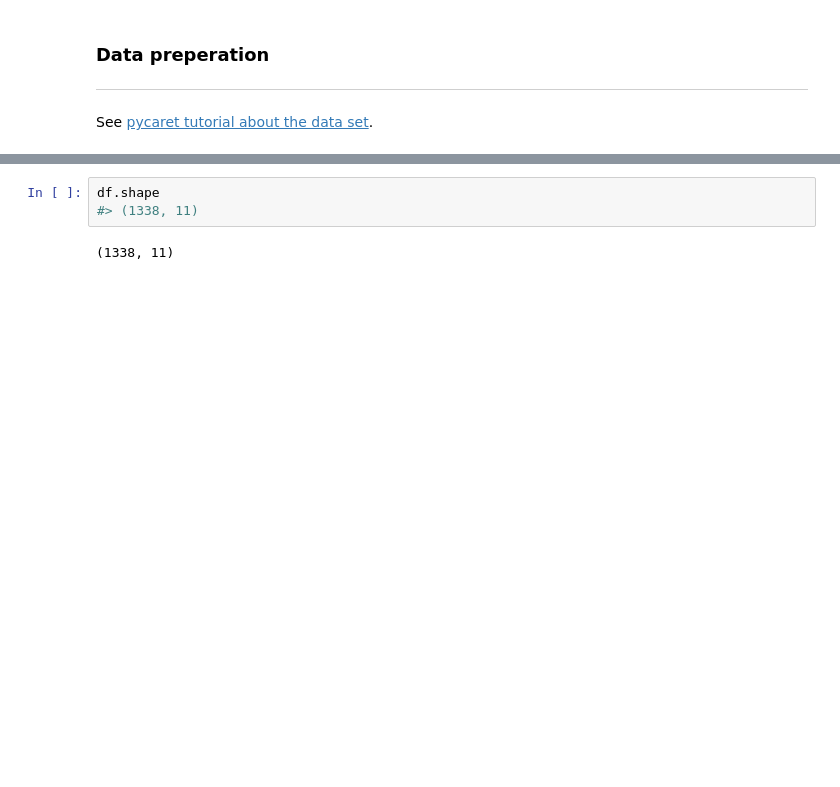
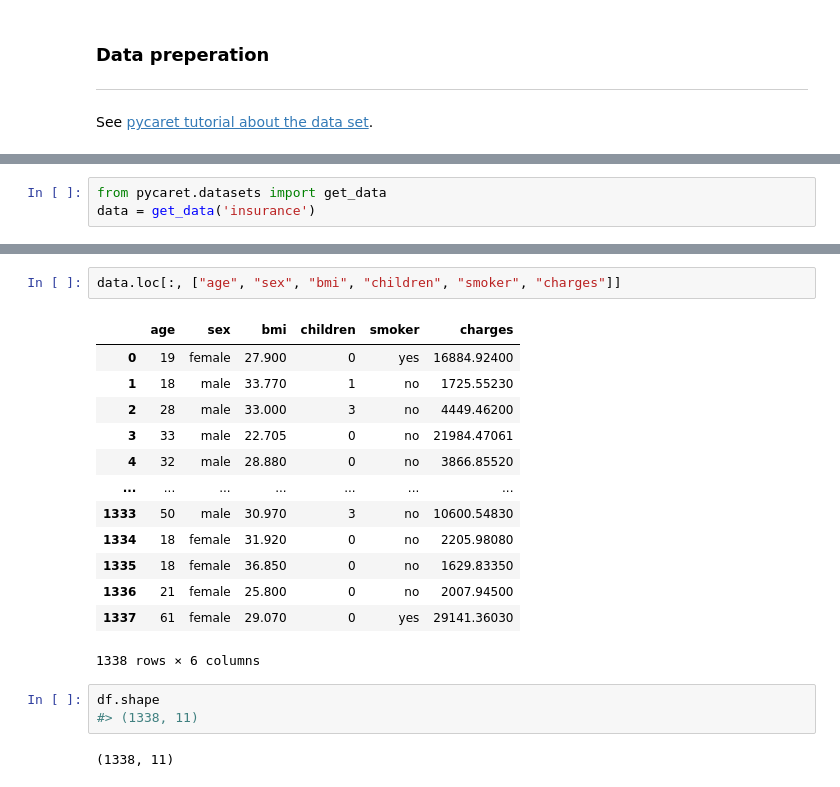
Before and after one commit to joshua-stock/fl-official-statistics, a Jupyter notebook: med-insurance/insurance_federated_tutorial.ipynb, the cells around one changed output, grey strips where cells are left out. Cells and saved outputs as stored; diff of their text form; blank space fills up the shorter version.

```diff
--- a/med-insurance/insurance_federated_tutorial.ipynb
+++ b/med-insurance/insurance_federated_tutorial.ipynb
@@ -159,0 +361,3 @@ loaded data from https://raw.githubusercontent.com/Olhaau/fl-official-statistics
+# %%
+from pycaret.datasets import get_data
+data = get_data('insurance')
@@ -160,3 +371,19 @@ loaded data from https://raw.githubusercontent.com/Olhaau/fl-official-statistics
+# %%
+data.loc[:, ["age", "sex", "bmi", "children", "smoker", "charges"]]
+# %% [output]
+|  | age | sex | bmi | children | smoker | charges |
+| 0 | 19 | female | 27.900 | 0 | yes | 16884.92400 |
+| 1 | 18 | male | 33.770 | 1 | no | 1725.55230 |
+| 2 | 28 | male | 33.000 | 3 | no | 4449.46200 |
+| 3 | 33 | male | 22.705 | 0 | no | 21984.47061 |
+| 4 | 32 | male | 28.880 | 0 | no | 3866.85520 |
+| ... | ... | ... | ... | ... | ... | ... |
+| 1333 | 50 | male | 30.970 | 3 | no | 10600.54830 |
+| 1334 | 18 | female | 31.920 | 0 | no | 2205.98080 |
+| 1335 | 18 | female | 36.850 | 0 | no | 1629.83350 |
+| 1336 | 21 | female | 25.800 | 0 | no | 2007.94500 |
+| 1337 | 61 | female | 29.070 | 0 | yes | 29141.36030 |
+1338 rows × 6 columns
 # %%
 df.shape
 #> (1338, 11)
```
Also changed, not shown: parts of 16 cells of this notebook.
